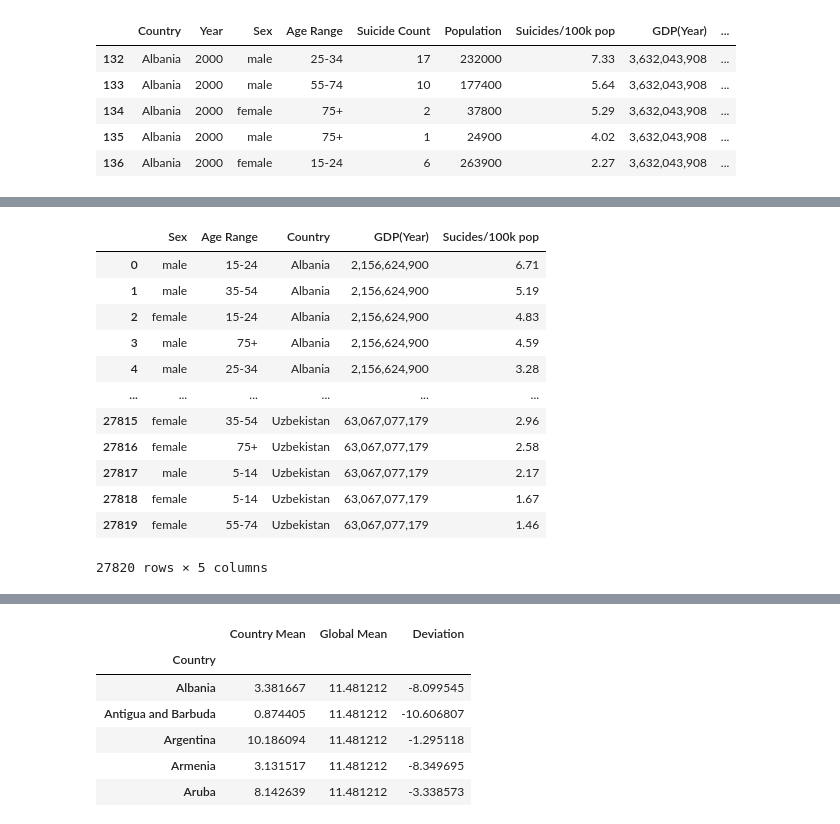
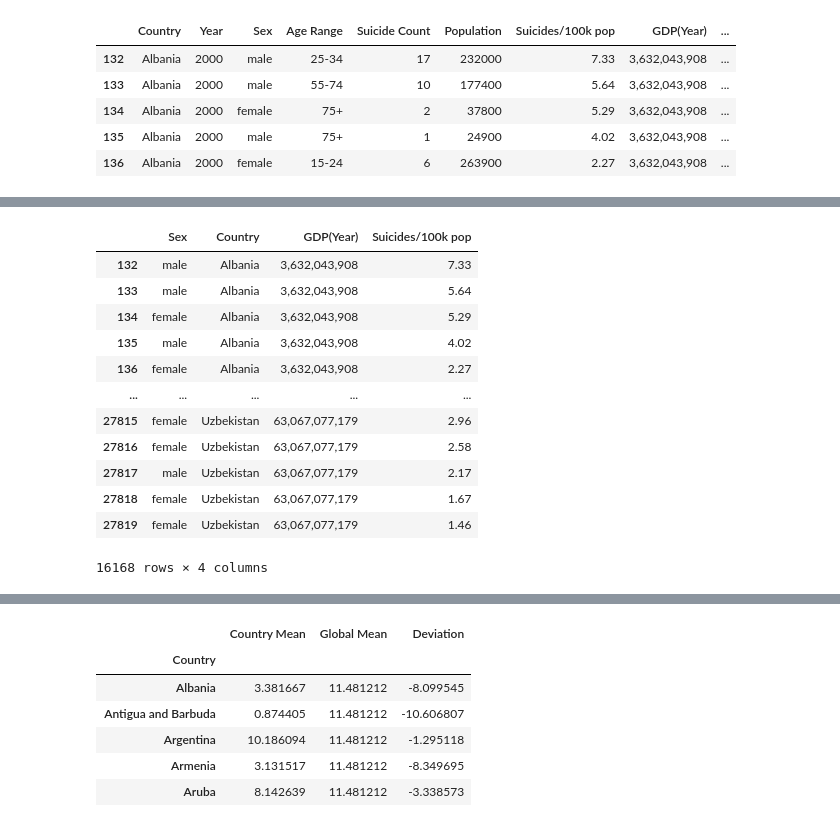
Before and after one commit to elysesulkey/Suicide-in-the-Americas-Data-Analysis, a Jupyter notebook: april12ESmatplot.ipynb, the cells around one changed output, grey strips where cells are left out. Cells and saved outputs as stored; diff of their text form; code cells hidden in the pictures.

```diff
--- a/april12ESmatplot.ipynb
+++ b/april12ESmatplot.ipynb
@@ -12,7 +14,7 @@ plt.show()
 rough_df = rough_data_df.drop(columns=['HDI for year', 'country-year'])
 
 # clean up age range fill
-rough_df['age'] = rough_df['age'].replace({'35-54 years': '35-54', '25-34 years': '25-34', '55-74 years': '55-74', '75+ years': '75+', '15-24 years': '15-24', '5-14 years': '5-14'})
+rough_df['age'] = rough_df['age'].replace({'35-54 years': '35-54', '25-34 years': '25-34', '55-74 years': '55-74', '75+ years': '75+', '15-24 years': '15-24', '5-14 years': '05-14'})
 
 # rename columns
 renamed_df = rough_df.rename(columns={"country":"Country", "year":"Year", "sex":"Sex", "age":"Age Range", "suicides_no":"Suicide Count", "population":"Population", "suicides/100k pop":"Suicides/100k pop", " gdp_for_year ($) ":"GDP(Year)", "gdp_per_capita ($)":"GDP per Capita", "generation":"Generation"})
@@ -21,7 +23,9 @@ renamed_df = rough_df.rename(columns={"country":"Country", "year":"Year", "sex":
 after_start_date = renamed_df["Year"] >= 2000
 before_end_date = renamed_df["Year"] <= 2016
 between_two_dates = after_start_date & before_end_date
-filtered_date_df = renamed_df.loc[between_two_dates]
+filtered_date = renamed_df.loc[between_two_dates]
+
+filtered_date_df = pd.DataFrame(filtered_date)
 
 # display sample
 
@@ -69,18 +93,13 @@ country_df
 # %%
-age= renamed_df['Age Range']
+age = filtered_date_df['Age Range']
 
-country= renamed_df["Country"]
+country = filtered_date_df["Country"]
 
-gdp_year= renamed_df["GDP(Year)"]
+gdp_year = filtered_date_df["GDP(Year)"]
 
-suicides= renamed_df["Suicides/100k pop"]
+suicides = filtered_date_df["Suicides/100k pop"]
 
-age_df = pd.DataFrame({
-    "Age Range": age,
-    "Country": country,
-    "GDP(Year)": gdp_year,
-    "Suicides/100k pop": suicides
-})
+age_df = pd.DataFrame({"Age Range": age, "Country": country, "GDP(Year)": gdp_year, "Suicides/100k pop": suicides})
 
 age_df
 # %% [output]
@@ -100,35 +149,26 @@ age_df
 # %%
-gender= renamed_df['Sex']
+gender = filtered_date_df['Sex']
 
-age_range= renamed_df["Age Range"]
+country = filtered_date_df["Country"]
 
-country= renamed_df["Country"]
+gdp_year = filtered_date_df["GDP(Year)"]
 
-gdp_year= renamed_df["GDP(Year)"]
+Suicides = filtered_date_df["Suicides/100k pop"]
 
-Suicides= renamed_df["Suicides/100k pop"]
-
-gender_df= pd.DataFrame({
-
-    "Sex": gender,
-    "Age Range": age_range,
-    "Country": country,
-    "GDP(Year)": gdp_year,
-    "Sucides/100k pop": suicides
-})
+gender_df = pd.DataFrame({"Sex": gender, "Country": country, "GDP(Year)": gdp_year, "Suicides/100k pop": suicides})
 
 gender_df
 # %% [output]
-|  | Sex | Age Range | Country | GDP(Year) | Sucides/100k pop |
-| 0 | male | 15-24 | Albania | 2,156,624,900 | 6.71 |
-| 1 | male | 35-54 | Albania | 2,156,624,900 | 5.19 |
-| 2 | female | 15-24 | Albania | 2,156,624,900 | 4.83 |
-| 3 | male | 75+ | Albania | 2,156,624,900 | 4.59 |
-| 4 | male | 25-34 | Albania | 2,156,624,900 | 3.28 |
-| ... | ... | ... | ... | ... | ... |
-| 27815 | female | 35-54 | Uzbekistan | 63,067,077,179 | 2.96 |
-| 27816 | female | 75+ | Uzbekistan | 63,067,077,179 | 2.58 |
-| 27817 | male | 5-14 | Uzbekistan | 63,067,077,179 | 2.17 |
-| 27818 | female | 5-14 | Uzbekistan | 63,067,077,179 | 1.67 |
-| 27819 | female | 55-74 | Uzbekistan | 63,067,077,179 | 1.46 |
+|  | Sex | Country | GDP(Year) | Suicides/100k pop |
+| 132 | male | Albania | 3,632,043,908 | 7.33 |
+| 133 | male | Albania | 3,632,043,908 | 5.64 |
+| 134 | female | Albania | 3,632,043,908 | 5.29 |
+| 135 | male | Albania | 3,632,043,908 | 4.02 |
+| 136 | female | Albania | 3,632,043,908 | 2.27 |
+| ... | ... | ... | ... | ... |
+| 27815 | female | Uzbekistan | 63,067,077,179 | 2.96 |
+| 27816 | female | Uzbekistan | 63,067,077,179 | 2.58 |
+| 27817 | male | Uzbekistan | 63,067,077,179 | 2.17 |
+| 27818 | female | Uzbekistan | 63,067,077,179 | 1.67 |
+| 27819 | female | Uzbekistan | 63,067,077,179 | 1.46 |
-27820 rows × 5 columns
+16168 rows × 4 columns
```
Also changed, not shown: parts of 9 cells of this notebook.
